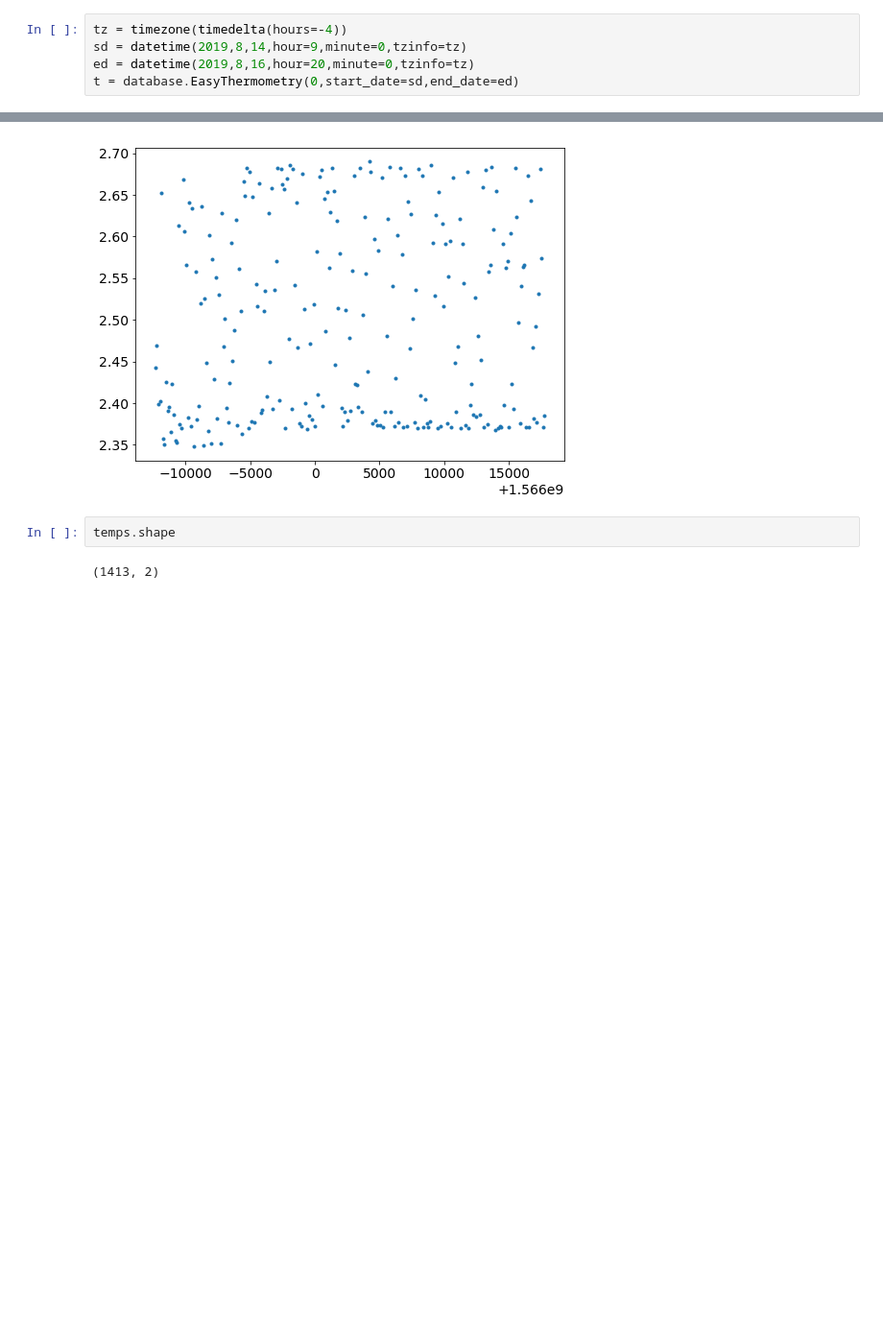
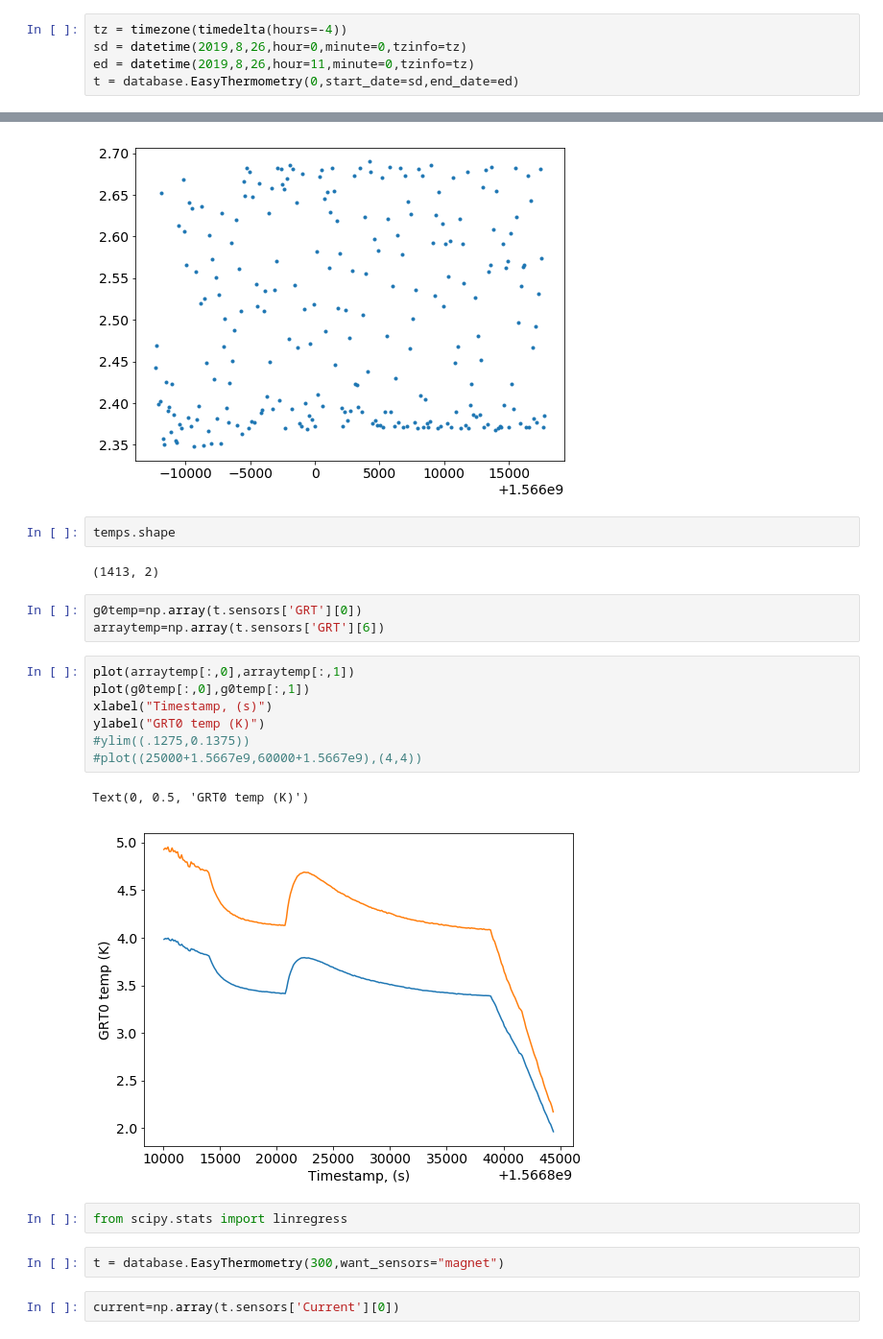
Before and after one commit to NanoExplorer/Zeus2-cycle-box, a Jupyter notebook: thermometry playground.ipynb, the cells around one changed output, grey strips where cells are left out. Shown at 96% size. Drawn from its saved outputs; the diff is of its cells as text; blank space fills up the shorter version.

```diff
--- a/thermometry playground.ipynb
+++ b/thermometry playground.ipynb
@@ -13,8 +13,8 @@ import database
 from  datetime import datetime, timezone,timedelta
 # %%
 tz = timezone(timedelta(hours=-4))
-sd = datetime(2019,8,14,hour=9,minute=0,tzinfo=tz)
-ed = datetime(2019,8,16,hour=20,minute=0,tzinfo=tz)
+sd = datetime(2019,8,26,hour=0,minute=0,tzinfo=tz)
+ed = datetime(2019,8,26,hour=11,minute=0,tzinfo=tz)
 t = database.EasyThermometry(0,start_date=sd,end_date=ed)
 # %%
 temps = np.array(t.sensors['4WIRE'][3])
@@ -32,3 +32,22 @@ print(datetime.fromtimestamp(temps[endnum,0]))
 temps.shape
 # %% [output]
 (1413, 2)
+# %%
+g0temp=np.array(t.sensors['GRT'][0])
+arraytemp=np.array(t.sensors['GRT'][6])
+# %%
+plot(arraytemp[:,0],arraytemp[:,1])
+plot(g0temp[:,0],g0temp[:,1])
+xlabel("Timestamp, (s)")
+ylabel("GRT0 temp (K)")
+#ylim((.1275,0.1375))
+#plot((25000+1.5667e9,60000+1.5667e9),(4,4))
+# %% [output]
+Text(0, 0.5, 'GRT0 temp (K)')
+[figure, added]
+# %%
+from scipy.stats import linregress
+# %%
+t = database.EasyThermometry(300,want_sensors="magnet")
+# %%
+current=np.array(t.sensors['Current'][0])
```
Also changed, not shown: parts of 3 cells of this notebook.
